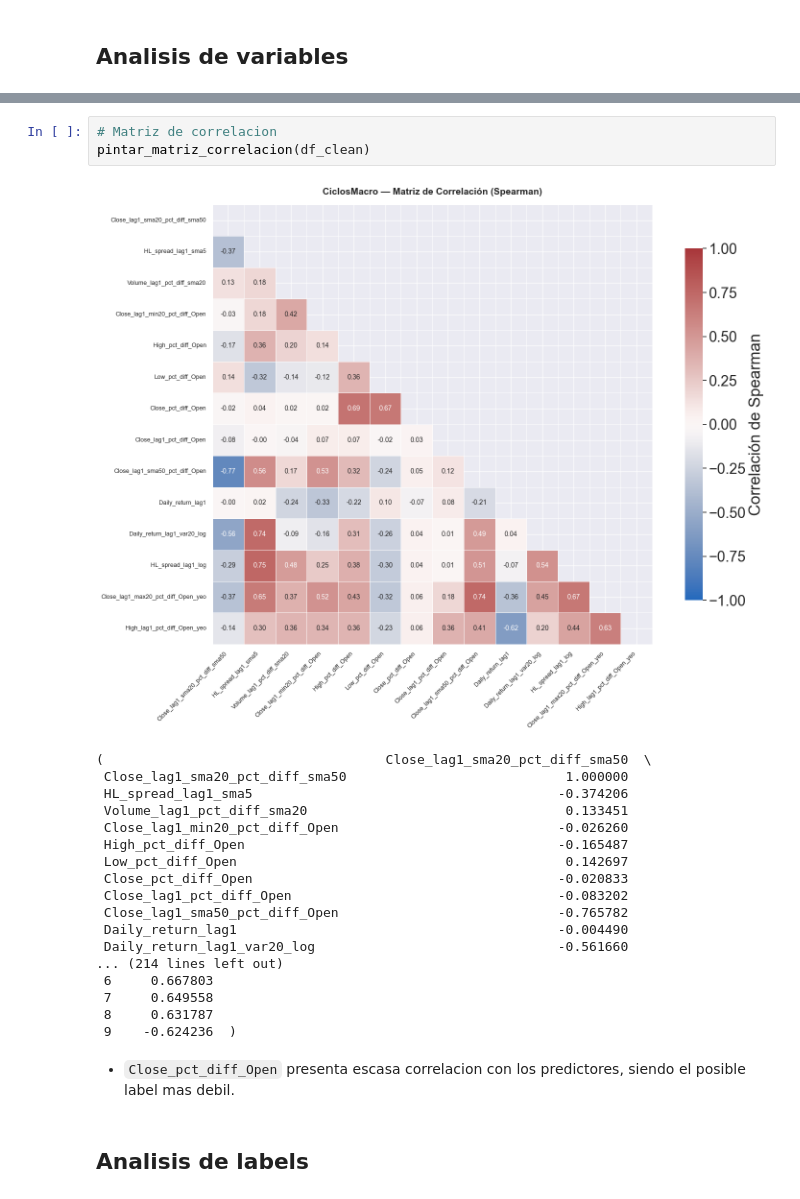
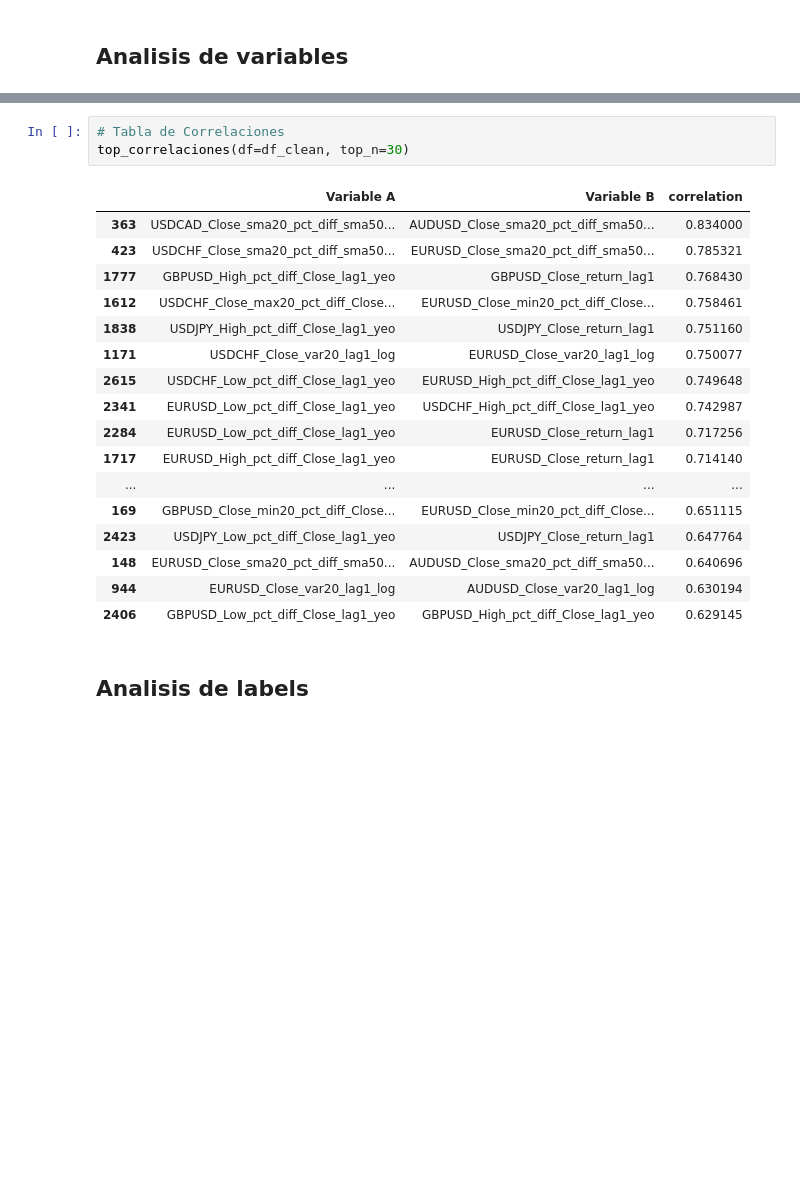
Before and after one commit to sebakremis/ForexMiner, a Jupyter notebook: notebook_EDA.ipynb, the cells around one changed output, grey strips where cells are left out. Cells and saved outputs as stored; diff of their text form; blank space fills up the shorter version.

```diff
--- a/notebook_EDA.ipynb
+++ b/notebook_EDA.ipynb
@@ -90,27 +94,24 @@ Cont
-# %%
-# Matriz de correlacion
-pintar_matriz_correlacion(df_clean)
-# %% [output]
-[figure, removed]
-(                                    Close_lag1_sma20_pct_diff_sma50  \
- Close_lag1_sma20_pct_diff_sma50                            1.000000
- HL_spread_lag1_sma5                                       -0.374206
- Volume_lag1_pct_diff_sma20                                 0.133451
- Close_lag1_min20_pct_diff_Open                            -0.026260
- High_pct_diff_Open                                        -0.165487
- Low_pct_diff_Open                                          0.142697
- Close_pct_diff_Open                                       -0.020833
- Close_lag1_pct_diff_Open                                  -0.083202
- Close_lag1_sma50_pct_diff_Open                            -0.765782
- Daily_return_lag1                                         -0.004490
- Daily_return_lag1_var20_log                               -0.561660
-... (214 lines left out)
- 6     0.667803
- 7     0.649558
- 8     0.631787
- 9    -0.624236  )
-# %% [markdown]
-* `Close_pct_diff_Open` presenta escasa correlacion con los predictores, siendo el posible label mas debil.
+# %%
+# Tabla de Correlaciones
+top_correlaciones(df=df_clean, top_n=30)
+# %% [output]
+|  | Variable A | Variable B | correlation |
+| 363 | USDCAD_Close_sma20_pct_diff_sma50... | AUDUSD_Close_sma20_pct_diff_sma50... | 0.834000 |
+| 423 | USDCHF_Close_sma20_pct_diff_sma50... | EURUSD_Close_sma20_pct_diff_sma50... | 0.785321 |
+| 1777 | GBPUSD_High_pct_diff_Close_lag1_yeo | GBPUSD_Close_return_lag1 | 0.768430 |
+| 1612 | USDCHF_Close_max20_pct_diff_Close... | EURUSD_Close_min20_pct_diff_Close... | 0.758461 |
+| 1838 | USDJPY_High_pct_diff_Close_lag1_yeo | USDJPY_Close_return_lag1 | 0.751160 |
+| 1171 | USDCHF_Close_var20_lag1_log | EURUSD_Close_var20_lag1_log | 0.750077 |
+| 2615 | USDCHF_Low_pct_diff_Close_lag1_yeo | EURUSD_High_pct_diff_Close_lag1_yeo | 0.749648 |
+| 2341 | EURUSD_Low_pct_diff_Close_lag1_yeo | USDCHF_High_pct_diff_Close_lag1_yeo | 0.742987 |
+| 2284 | EURUSD_Low_pct_diff_Close_lag1_yeo | EURUSD_Close_return_lag1 | 0.717256 |
+| 1717 | EURUSD_High_pct_diff_Close_lag1_yeo | EURUSD_Close_return_lag1 | 0.714140 |
+| ... | ... | ... | ... |
+| 169 | GBPUSD_Close_min20_pct_diff_Close... | EURUSD_Close_min20_pct_diff_Close... | 0.651115 |
+| 2423 | USDJPY_Low_pct_diff_Close_lag1_yeo | USDJPY_Close_return_lag1 | 0.647764 |
+| 148 | EURUSD_Close_sma20_pct_diff_sma50... | AUDUSD_Close_sma20_pct_diff_sma50... | 0.640696 |
+| 944 | EURUSD_Close_var20_lag1_log | AUDUSD_Close_var20_lag1_log | 0.630194 |
+| 2406 | GBPUSD_Low_pct_diff_Close_lag1_yeo | GBPUSD_High_pct_diff_Close_lag1_yeo | 0.629145 |
 # %% [markdown]
 ## Analisis de labels
 # %%
```
Also changed, not shown: parts of 11 cells of this notebook, 3 other files.
